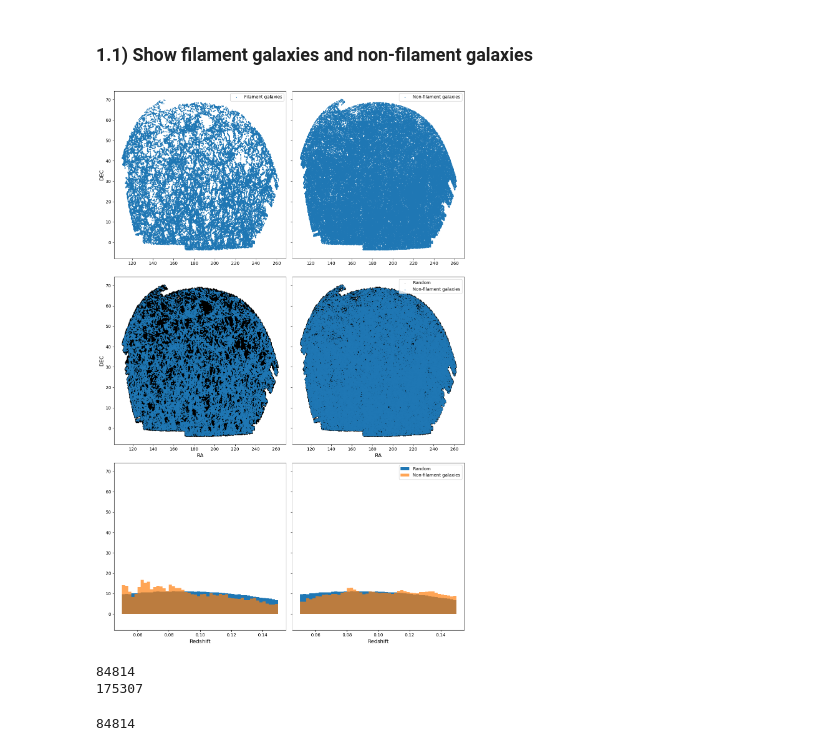
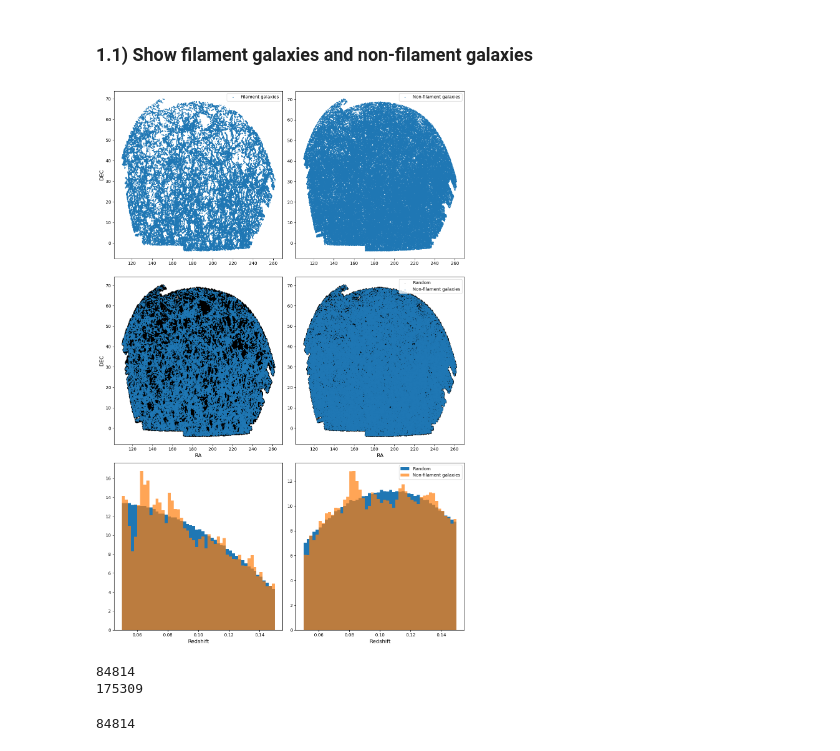
Before and after one commit to FedeDavilaKurban/filbao, a Jupyter notebook: main.ipynb, the cells around one changed output. Cells and saved outputs as stored; diff of their text form; code cells hidden in the pictures.

```diff
--- a/main.ipynb
+++ b/main.ipynb
@@ -164,12 +172,34 @@ plt.show()
 # %%
 import matplotlib.pyplot as plt
 
+# Define filament and non-filament galaxies
 filgxs = cat_sdss[cat_sdss['dist_fil']<=3.]
-
 nonfilgxs = cat_sdss[cat_sdss['dist_fil']>8.25]
 
+# Create randoms for each sample
+filgxs_cdf_inv_z = build_cdf_from_parabola(filgxs['red'].values, filgxs['red'].values.min(), filgxs['red'].values.max())[0]
+u = np.random.uniform(0, 1, len(random_data))
+random_filgxs_red = filgxs_cdf_inv_z(u)
+random_filgxs = pd.DataFrame({
+    'ra': random_data['ra'],
+    'dec': random_data['dec'],
+    'red': random_filgxs_red
+}
+)
+
+nonfilgxs_cdf_inv_z = build_cdf_from_parabola(nonfilgxs['red'].values, nonfilgxs['red'].values.min(), nonfilgxs['red'].values.max())[0]
+u = np.random.uniform(0, 1, len(random_data))
+random_nonfilgxs_red = nonfilgxs_cdf_inv_z(u)
+random_nonfilgxs = pd.DataFrame({
+    'ra': random_data['ra'],
+    'dec': random_data['dec'],
+    'red': random_nonfilgxs_red
+}
+)
+
+
 # Create the figure and subplots
-fig, axes = plt.subplots(3, 2, figsize=(12, 18), sharey=True)  # 1 row, 2 columns
+fig, axes = plt.subplots(3, 2, figsize=(12, 18), sharey=False)
 
 # Plot left
 axes[0,0].scatter(filgxs['ra'],filgxs['dec'],color='C00',s=1,label='Filament galaxies')
@@ -178,53 +208,53 @@ axes[0,0].scatter(filgxs['ra'],filgxs['dec'],color='C00',s=1,label='Filament gal
 axes[0,1].scatter(nonfilgxs['ra'],nonfilgxs['dec'],color='C00',s=1,label='Non-filament galaxies')
 
 # Plots Middle
-axes[1,0].scatter(random_data['ra'],random_data['dec'],color='k',alpha=.2,s=1.5,label='Random')
-axes[1,1].scatter(random_data['ra'],random_data['dec'],color='k',alpha=.2,s=1.5,label='Random')
+axes[1,0].scatter(random_filgxs['ra'],random_filgxs['dec'],color='k',alpha=.2,s=1.5,label='Random')
+axes[1,1].scatter(random_nonfilgxs['ra'],random_nonfilgxs['dec'],color='k',alpha=.2,s=1.5,label='Random')
 
 axes[1,0].scatter(filgxs['ra'],filgxs['dec'],color='C00',s=1,label='Filament galaxies')
 axes[1,1].scatter(nonfilgxs['ra'],nonfilgxs['dec'],color='C00',s=1,label='Non-filament galaxies')
 
 #Plots Bottom
-axes[2,0].hist(random_data['red'],bins=50, color='C00', density=True, histtype='stepfilled', label='Random')
+axes[2,0].hist(random_filgxs['red'],bins=50, color='C00', density=True, histtype='stepfilled', label='Random')
 axes[2,0].hist(filgxs['red'],bins=50, color='C01', density=True, histtype='stepfilled', alpha=0.7, label='Filament galaxies')
 
-axes[2,1].hist(random_data['red'],bins=50, color='C00', density=True, histtype='stepfilled', label='Random')
+axes[2,1].hist(random_nonfilgxs['red'],bins=50, color='C00', density=True, histtype='stepfilled', label='Random')
 axes[2,1].hist(nonfilgxs['red'],bins=50, color='C01', density=True, histtype='stepfilled', alpha=0.7, label='Non-filament galaxies')
 
 # Customize each subplot
 #axes[0].set_title("Mask", fontsize=14)
 axes[1,0].set_xlabel("RA", fontsize=12)
 axes[0,0].set_ylabel("DEC", fontsize=12)
 axes[1,0].set_ylabel("DEC", fontsize=12)
 axes[0,0].tick_params(axis='both', labelsize=10)
 
 axes[0,0].legend()
 
 #axes[1].set_title("Redshift distribution", fontsize=14)
 axes[1,1].set_xlabel("RA", fontsize=12)
 axes[0,1].tick_params(axis='both', labelsize=10)
 
 axes[0,1].legend()
 axes[1,1].legend()
 axes[2,1].legend()
 
 
 axes[2,0].set_xlabel("Redshift", fontsize=12)
 axes[2,1].set_xlabel("Redshift", fontsize=12)
 
 # Adjust layout for readability
 plt.tight_layout()
 
 # Save or show the figure
 #plt.savefig('1x2_plot_layout.png', dpi=300)  # Save as a high-res image
 plt.show()
 
 print(len(filgxs))
 print(len(nonfilgxs))
 # %% [output]
-[figure, old version]
+[figure, new version]
 84814
-175307
+175309
 # %%
 plt.hist(cat_sdss['dist_fil'],bins=50)
 
```
Also changed, not shown: parts of 1 cell of this notebook, 5 other files.
